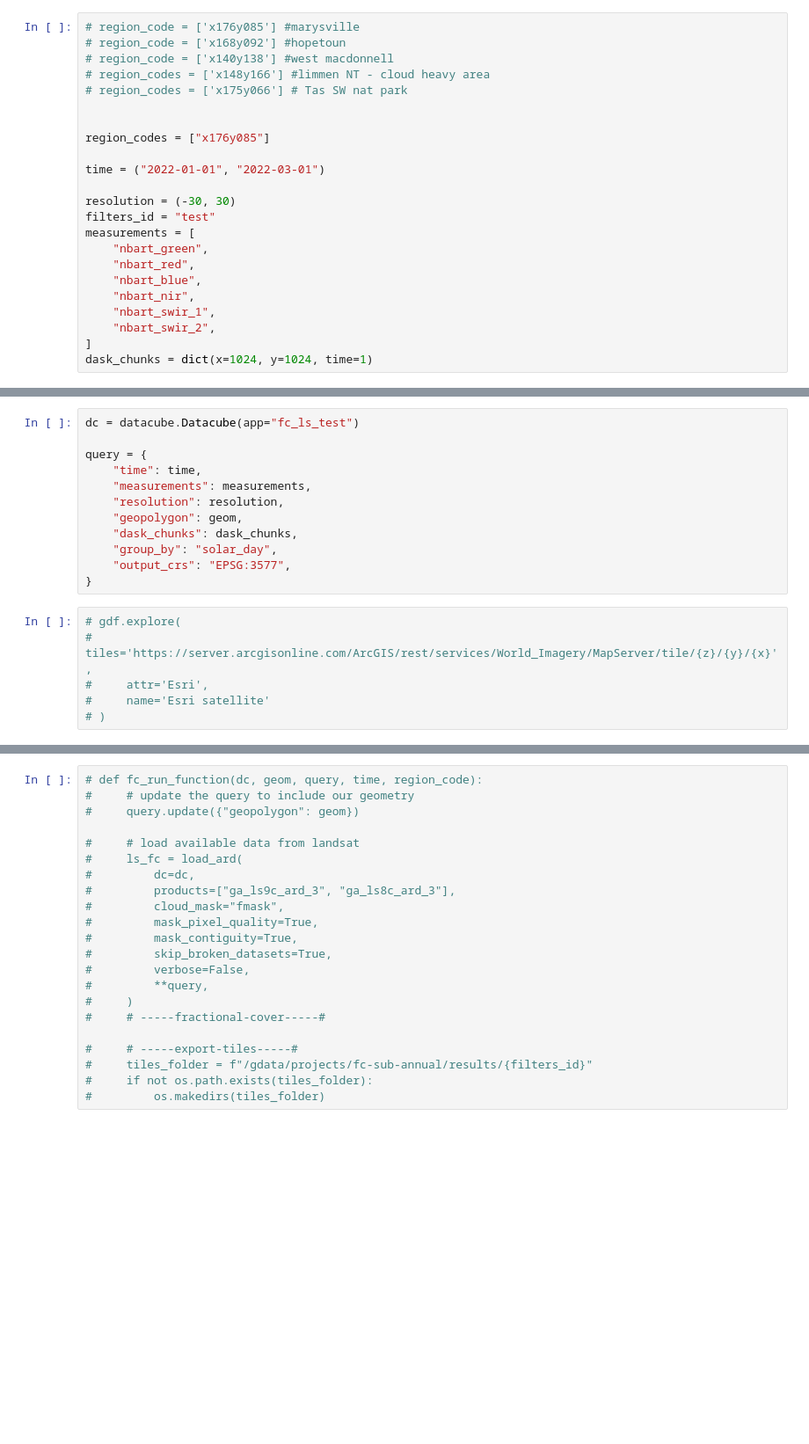
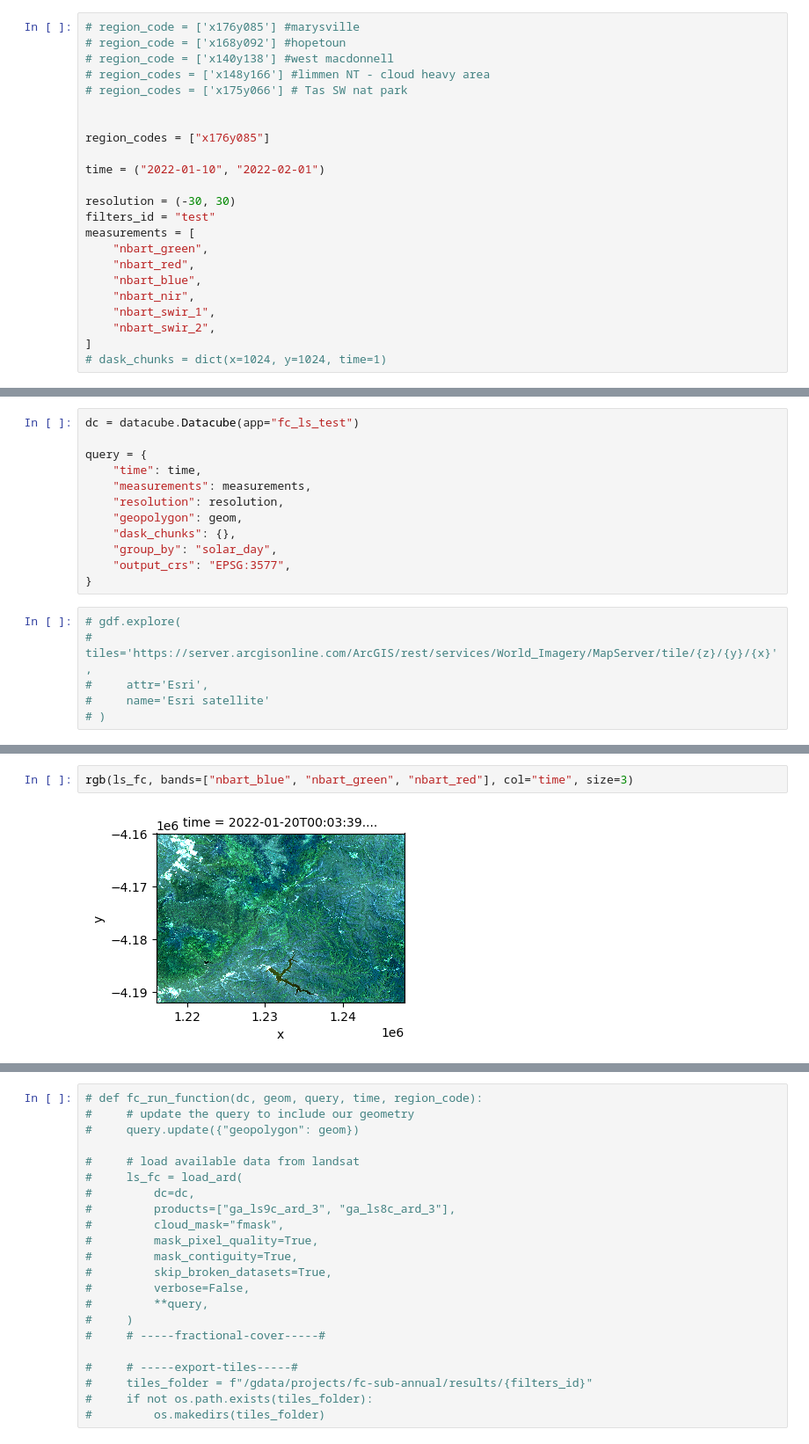
Before and after one commit to jennaguffogg/fc-sub-annual, a Jupyter notebook: notebooks/fc-landsat-exploration.ipynb, the cells around one changed output, grey strips where cells are left out. Shown at 88% size. Cells and saved outputs as stored; diff of their text form; blank space fills up the shorter version.

```diff
--- a/notebooks/fc-landsat-exploration.ipynb
+++ b/notebooks/fc-landsat-exploration.ipynb
@@ -76,7 +181,7 @@ Worker: 0
 
 region_codes = ["x176y085"]
 
-time = ("2022-01-01", "2022-03-01")
+time = ("2022-01-10", "2022-02-01")
 
 resolution = (-30, 30)
 filters_id = "test"
@@ -88,7 +193,7 @@ measurements = [
     "nbart_swir_1",
     "nbart_swir_2",
 ]
-dask_chunks = dict(x=1024, y=1024, time=1)
+# dask_chunks = dict(x=1024, y=1024, time=1)
 # %%
 # open tiles and select
 
@@ -107,7 +212,7 @@ query = {
     "measurements": measurements,
     "resolution": resolution,
     "geopolygon": geom,
-    "dask_chunks": dask_chunks,
+    "dask_chunks": {},
     "group_by": "solar_day",
     "output_crs": "EPSG:3577",
 }
@@ -146,0 +343,4 @@ KeyboardInterrupt:
+# %%
+rgb(ls_fc, bands=["nbart_blue", "nbart_green", "nbart_red"], col="time", size=3)
+# %% [output]
+[figure, added]
```
Also changed, not shown: parts of 14 cells of this notebook.
